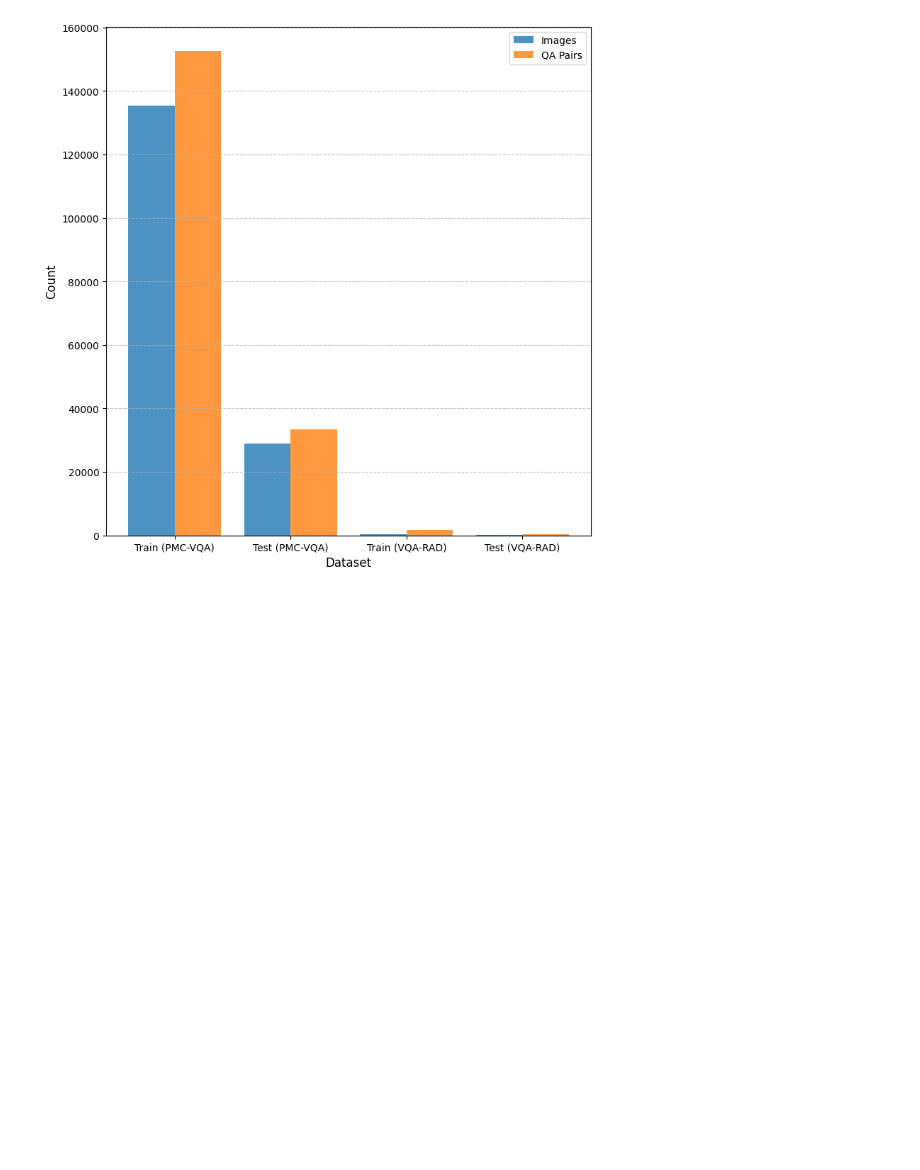
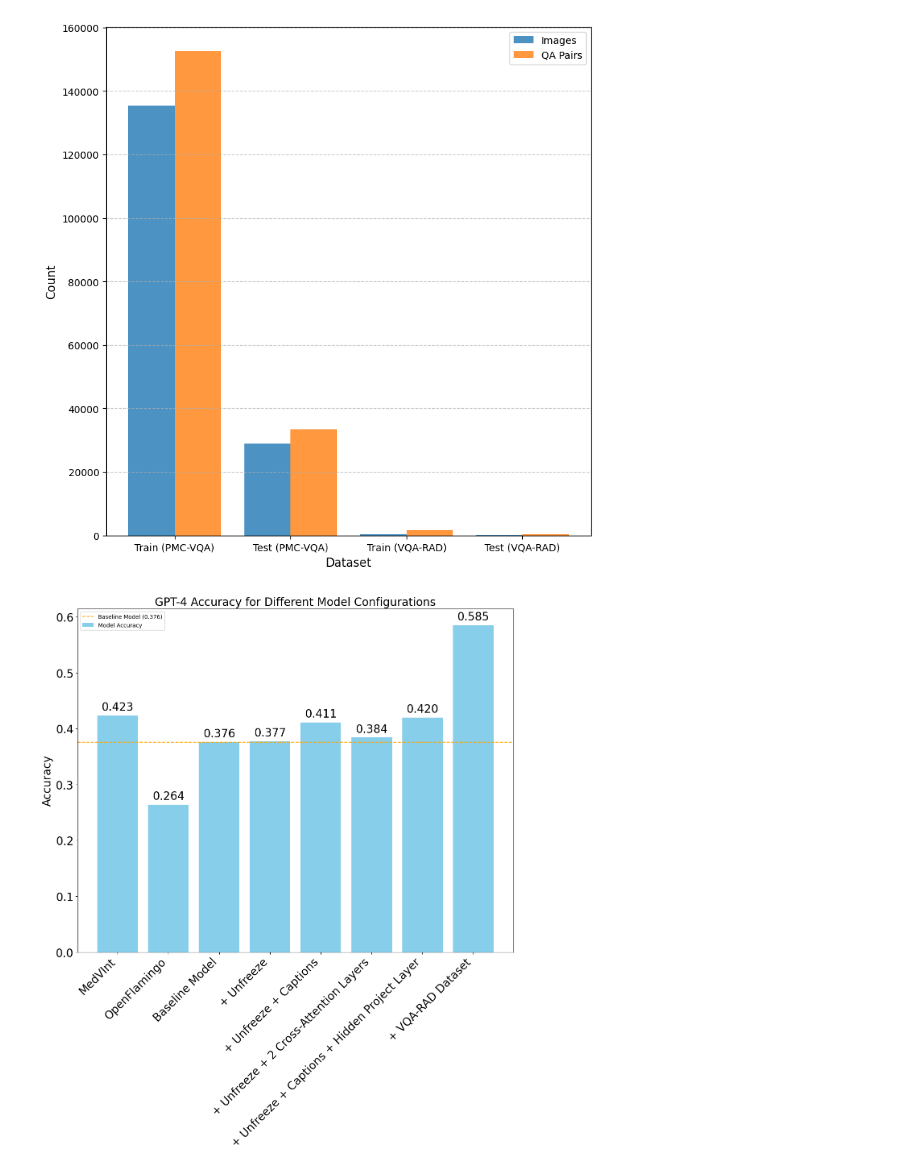
Before and after one commit to ruitian1212/CS5787_Final_Code, a Jupyter notebook: Graph.ipynb, the cells around one changed output. Cells and saved outputs as stored; diff of their text form; code cells hidden in the pictures; blank space fills up the shorter version.

Commit message:
update graph

```diff
--- a/Graph.ipynb
+++ b/Graph.ipynb
@@ -72,3 +71,41 @@ plt.tight_layout()
 plt.show()
 # %% [output]
 [figure]
+# %%
+models_new = [
+    "MedVInt",
+    "OpenFlamingo",
+    "Baseline Model",
+    "+ Unfreeze",
+    "+ Unfreeze + Captions",
+    "+ Unfreeze + 2 Cross-Attention Layers",
+    "+ Unfreeze + Captions + Hidden Project Layer",
+    "+ VQA-RAD Dataset"
+]
+accuracy_new = [0.423, 0.264, 0.376, 0.377, 0.411, 0.384, 0.420, 0.585]
+
+baseline_new = 0.376
+
+plt.figure(figsize=(12, 14))
+bars_new = plt.bar(models_new, accuracy_new, color='skyblue', label="Model Accuracy")
+
+
+plt.axhline(y=baseline_new, color='orange', linestyle='--', label=f"Baseline Model ({baseline_new})")
+
+
+for bar, acc in zip(bars_new, accuracy_new):
+    plt.text(bar.get_x() + bar.get_width() / 2, bar.get_height() + 0.005, f"{acc:.3f}",
+             ha='center', va='bottom', fontsize=20)
+
+
+plt.title("GPT-4 Accuracy for Different Model Configurations", fontsize=20)
+plt.ylabel("Accuracy", fontsize=20)
+plt.xticks(rotation=45, ha='right', fontsize=20)
+plt.yticks(fontsize=20)
+plt.legend()
+plt.tight_layout()
+
+# Display the chart
+plt.show()
+# %% [output]
+[figure, added]
```
Also changed, not shown: parts of 1 cell of this notebook, 1 other file.
